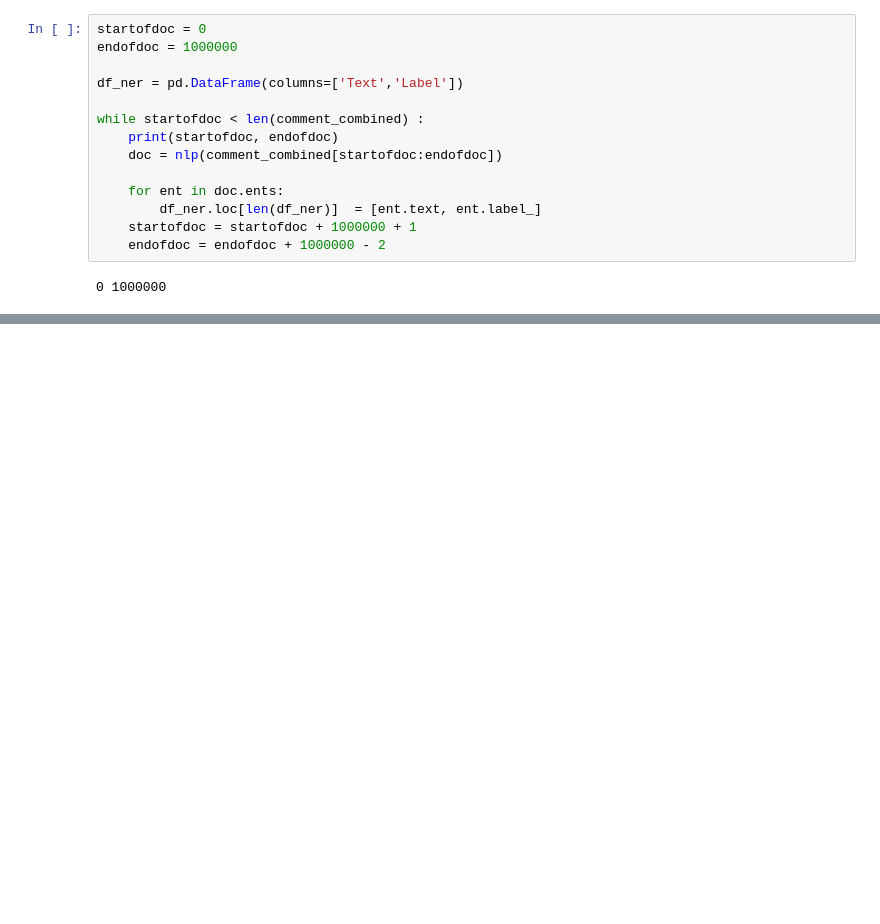
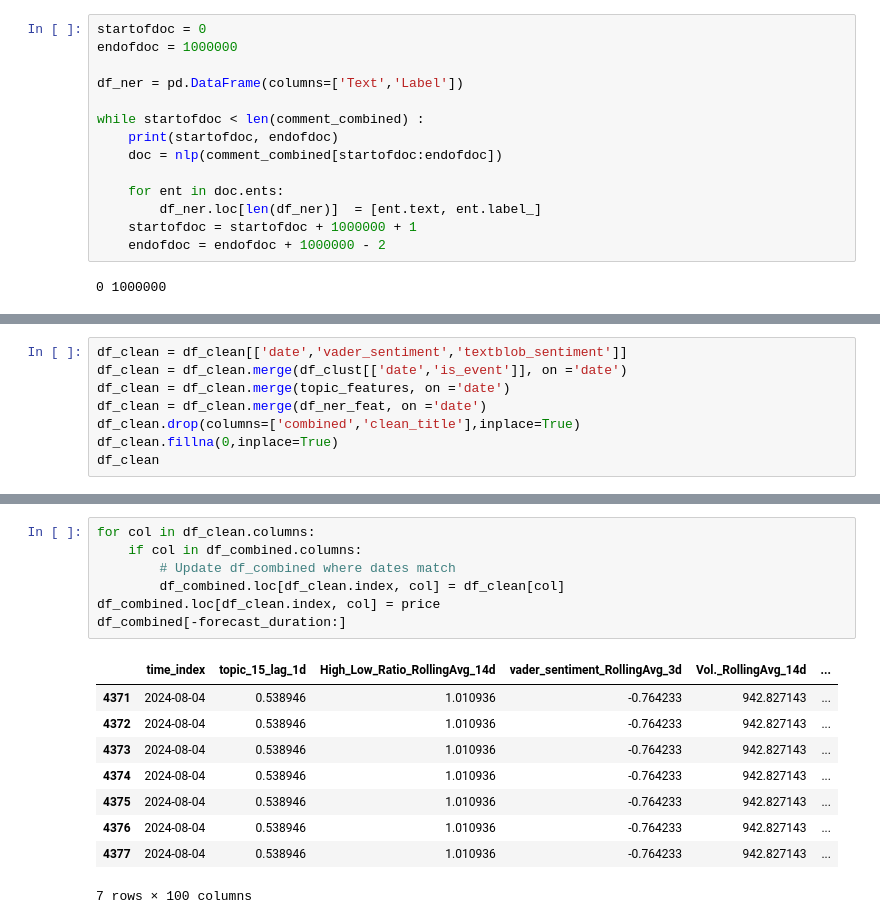
Before and after one commit to pragyabhatia06/stock-news-prediction, a Jupyter notebook: test.ipynb, the cells around one changed output, grey strips where cells are left out. Drawn from its saved outputs; the diff is of its cells as text; blank space fills up the shorter version.

```diff
--- a/test.ipynb
+++ b/test.ipynb
@@ -308,0 +587,8 @@ fetch_news
+# %%
+df_clean = df_clean[['date','vader_sentiment','textblob_sentiment']]
+df_clean = df_clean.merge(df_clust[['date','is_event']], on ='date')
+df_clean = df_clean.merge(topic_features, on ='date')
+df_clean = df_clean.merge(df_ner_feat, on ='date')
+df_clean.drop(columns=['combined','clean_title'],inplace=True)
+df_clean.fillna(0,inplace=True)
+df_clean
@@ -308,0 +836,17 @@ fetch_news
+# %%
+for col in df_clean.columns:
+    if col in df_combined.columns:
+        # Update df_combined where dates match
+        df_combined.loc[df_clean.index, col] = df_clean[col]
+df_combined.loc[df_clean.index, col] = price
+df_combined[-forecast_duration:]
+# %% [output]
+|  | time_index | topic_15_lag_1d | High_Low_Ratio_RollingAvg_14d | vader_sentiment_RollingAvg_3d | Vol._RollingAvg_14d | ... |
+| 4371 | 2024-08-04 | 0.538946 | 1.010936 | -0.764233 | 942.827143 | ... |
+| 4372 | 2024-08-04 | 0.538946 | 1.010936 | -0.764233 | 942.827143 | ... |
+| 4373 | 2024-08-04 | 0.538946 | 1.010936 | -0.764233 | 942.827143 | ... |
+| 4374 | 2024-08-04 | 0.538946 | 1.010936 | -0.764233 | 942.827143 | ... |
+| 4375 | 2024-08-04 | 0.538946 | 1.010936 | -0.764233 | 942.827143 | ... |
+| 4376 | 2024-08-04 | 0.538946 | 1.010936 | -0.764233 | 942.827143 | ... |
+| 4377 | 2024-08-04 | 0.538946 | 1.010936 | -0.764233 | 942.827143 | ... |
+7 rows × 100 columns
```
Also changed, not shown: parts of 53 cells of this notebook, 23 other files.
